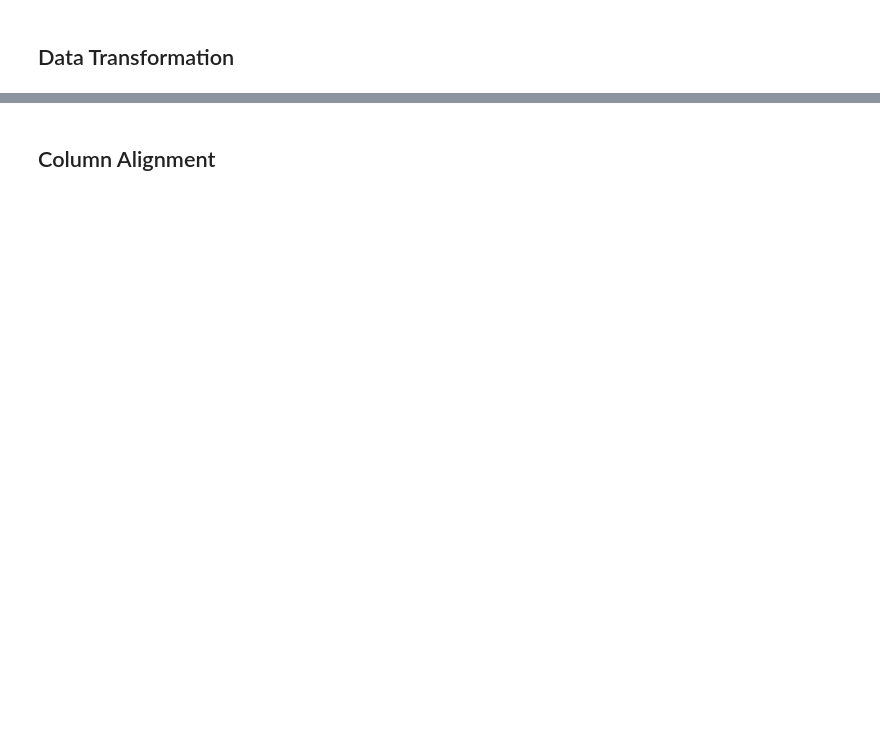
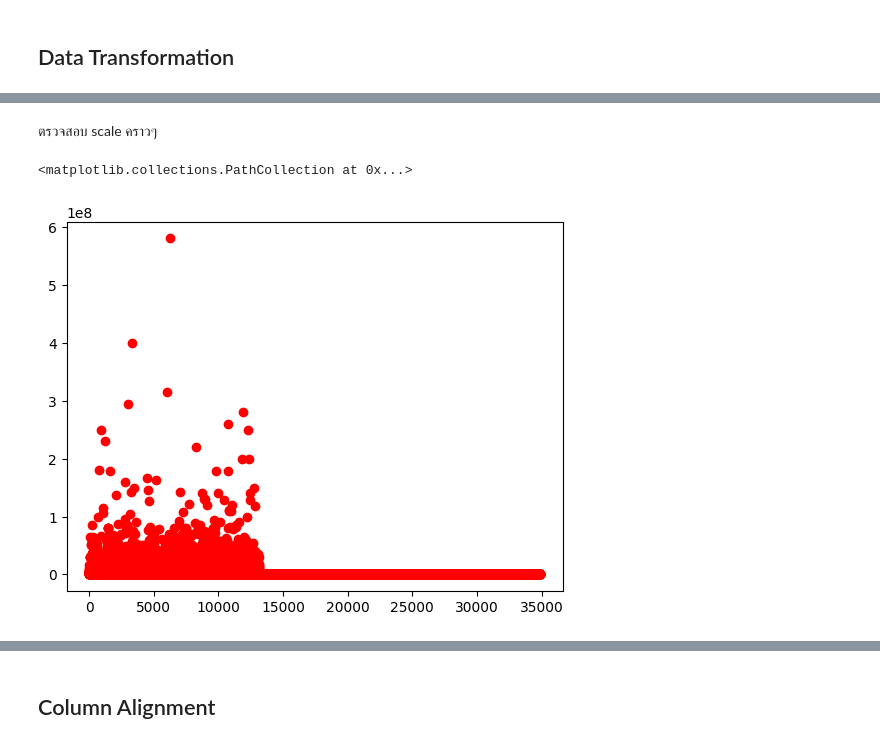
Before and after one commit to Panachai-spec007/BSC_DPDM2025, a Jupyter notebook: Ch3_Data_Preprocessing.ipynb, the cells around one changed output, grey strips where cells are left out. Drawn from its saved outputs; the diff is of its cells as text; code cells hidden in the pictures; blank space fills up the shorter version.

```diff
--- a/Ch3_Data_Preprocessing.ipynb
+++ b/Ch3_Data_Preprocessing.ipynb
@@ -532,0 +537,3 @@ unit_df = unit_df.join(
+# %%
+house = unit_df[unit_df['propertytype_name_th'] == 'บ้าน']
+condo = unit_df[unit_df['propertytype_name_th'] == 'คอนโด']
@@ -534,0 +590,3 @@ unit_df = unit_df.join(
+# %%
+house['price_min'] = house['price_min']/1000000
+house
@@ -534,0 +607,2 @@ unit_df = unit_df.join(
+# %% [markdown]
+ตรวจสอบ scale คราวๆ
@@ -534,0 +611,6 @@ unit_df = unit_df.join(
+# %%
+plt.scatter(range(len(condo['price_min'])),condo['price_min'],c='r')
+plt.scatter(range(len(house['price_min'])),house['price_min'],c='r')
+# %% [output]
+<matplotlib.collections.PathCollection at 0x...>
+[figure, added]
```
Also changed, not shown: parts of 27 cells of this notebook.
